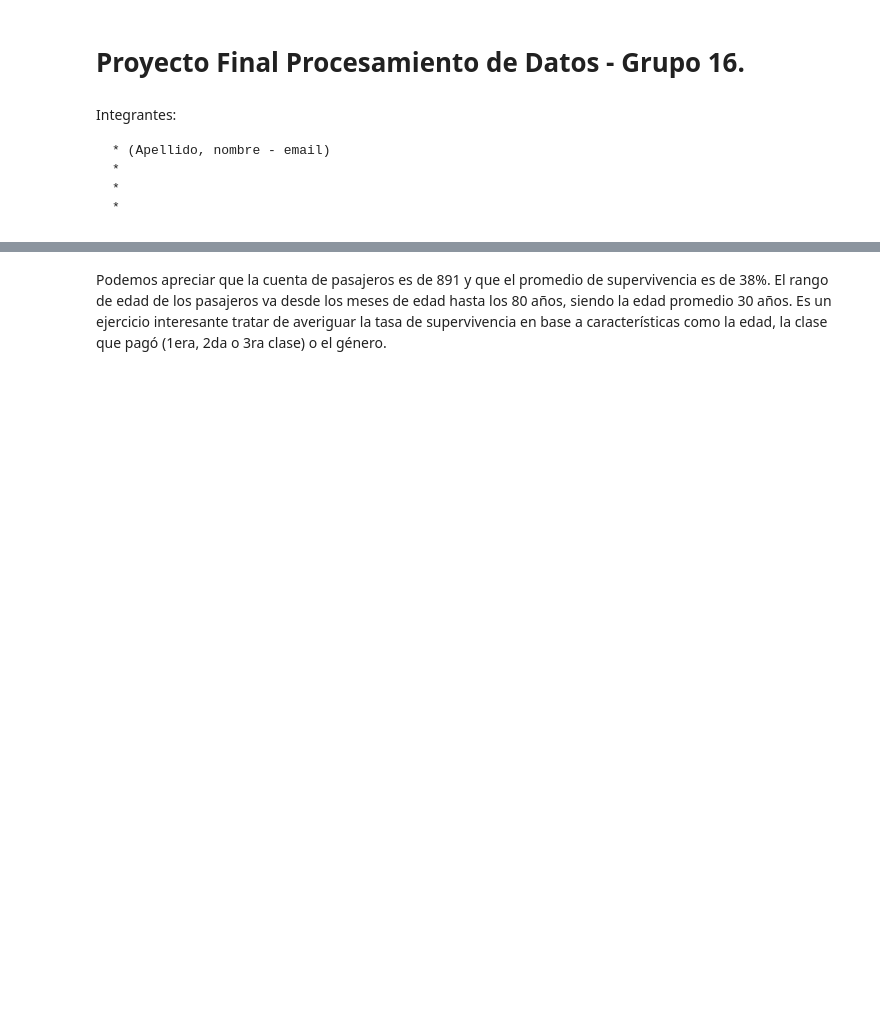
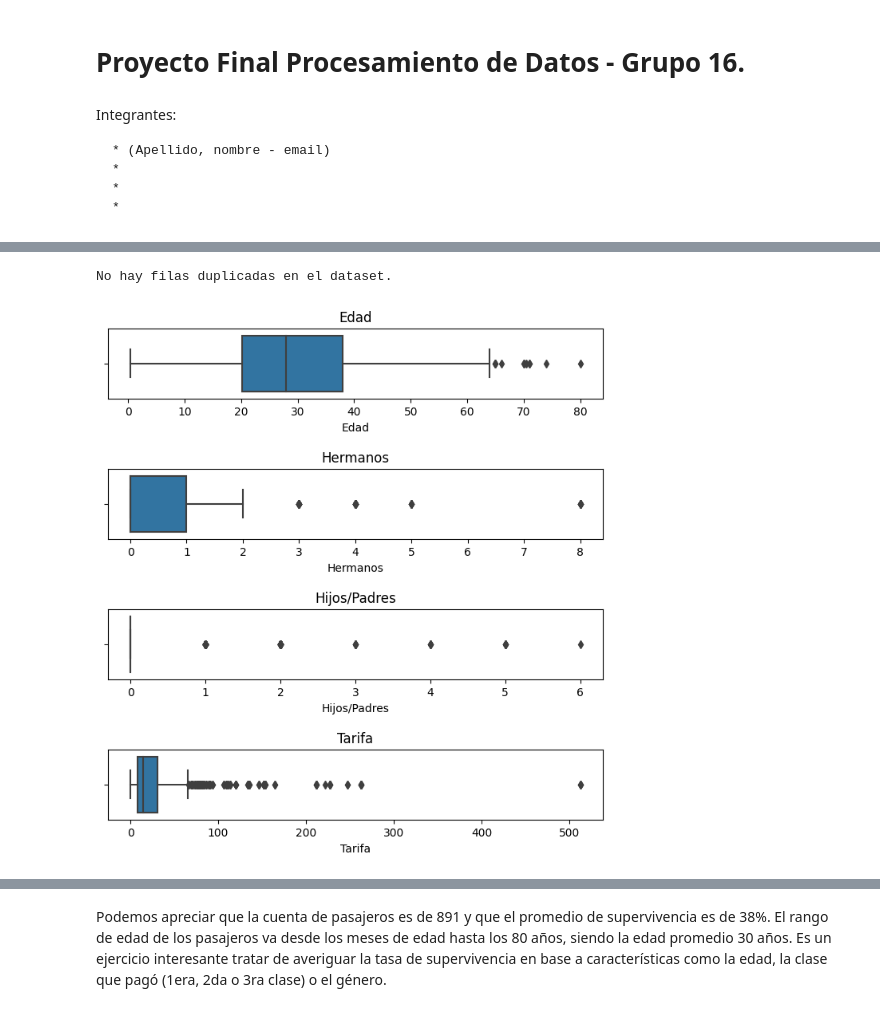
Before and after one commit to sosarodrigox/grupo16_ProcesamientoDeDatos, a Jupyter notebook: Code/Grupo_16_ProyectoFinal.ipynb, the cells around one changed output, grey strips where cells are left out. Saved outputs shown, nothing was run; the diff lists cells and outputs as text; code cells hidden in the pictures; blank space fills up the shorter version.

```diff
--- a/Code/Grupo_16_ProyectoFinal.ipynb
+++ b/Code/Grupo_16_ProyectoFinal.ipynb
@@ -23,7 +30,7 @@ import seaborn as sns
 import matplotlib.pyplot as plt #Gráficos
 
 #Importamos los datasets ubicados en /Datasets utilizando pandas:
-data = pd.read_csv('../Datasets/train.csv')
+data = pd.read_csv('/content/drive/MyDrive/Colab Notebooks/Procesamiento de Datos/PROYECTO ISPC/grupo16_ProcesamientoDeDatos/Datasets/train.csv')
 
 #Utilizamos head para ver los primeros 10 filas del conjunto de datos y evaluar como está constituido:
 data.head(10)
@@ -41,0 +119,5 @@ data.head(10)
+# %%
+# 1_ Columnas irrelevantes
+# Eliminaremos la columna cabin ya que faltan muchos datos y no es muy relevante para este análisis
+data = data.drop('Cabin', axis=1)
+data
@@ -41,0 +182,27 @@ data.head(10)
+# %%
+# 3_ Registros repetido
+# Verificamos si hay filas repetidas
+
+duplicados = data.duplicated()
+
+if duplicados.any():
+    print("Existen filas duplicadas en el dataset.")
+else:
+    print("No hay filas duplicadas en el dataset.")
+
+# En el caso que si ubieran utilizariamos: data.drop_duplicates(inplace=True)
+# %% [output]
+No hay filas duplicadas en el dataset.
+# %%
+# 4_ Valores extremos
+# Tomamos las columnas con varibles numéricas que queremos analizar
+cols_num = ['Edad', 'Hermanos', 'Hijos/Padres', 'Tarifa']
+
+fig, ax = plt.subplots(nrows=4, ncols=1, figsize=(8,8))
+fig.subplots_adjust(hspace=1)
+
+for i, col in enumerate(cols_num):
+    sns.boxplot(x=col, data=data, ax=ax[i])
+    ax[i].set_title(col)
+# %% [output]
+[figure, added]
```
Also changed, not shown: parts of 25 cells of this notebook.
